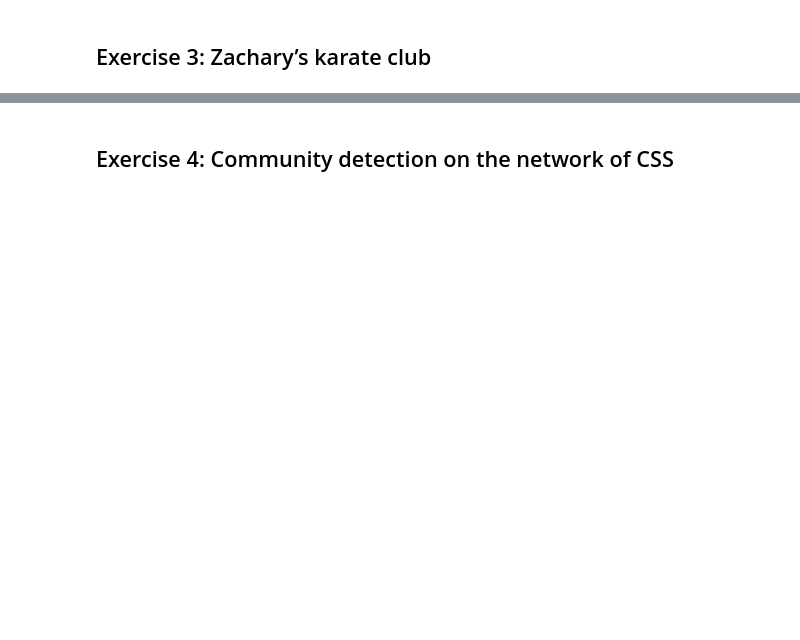
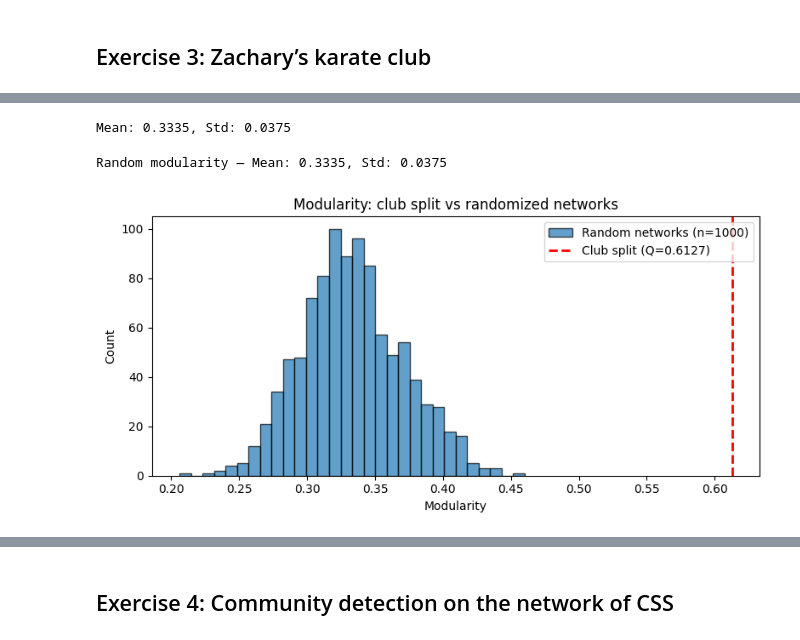
Before and after one commit to poulguoskov/cososc, a Jupyter notebook: exercises/week6.ipynb, the cells around one changed output, grey strips where cells are left out. Cells and saved outputs as stored; diff of their text form; code cells hidden in the pictures; blank space fills up the shorter version.

```diff
--- a/exercises/week6.ipynb
+++ b/exercises/week6.ipynb
@@ -397,0 +525,25 @@ numbers: with ~73k edges, each randomized network converges to a similar value.
+# %%
+random_mods = []
+for i in range(1000):
+    R = double_edge_swap(K)
+    Q_rand = compute_modularity(R, club_partition)
+    random_mods.append(Q_rand)
+
+print(f"Mean: {np.mean(random_mods):.4f}, Std: {np.std(random_mods):.4f}")
+# %% [output]
+Mean: 0.3335, Std: 0.0375
+# %%
+print(f"Random modularity — Mean: {np.mean(random_mods):.4f}, Std: {np.std(random_mods):.4f}")
+
+plt.figure(figsize=(8, 4))
+plt.hist(random_mods, bins=30, edgecolor="black", alpha=0.7, label="Random networks (n=1000)")
+plt.axvline(Q_club, color="red", linewidth=2, linestyle="--", label=f"Club split (Q={Q_club:.4f})")
+plt.xlabel("Modularity")
+plt.ylabel("Count")
+plt.title("Modularity: club split vs randomized networks")
+plt.legend()
+plt.tight_layout()
+plt.show()
+# %% [output]
+Random modularity — Mean: 0.3335, Std: 0.0375
+[figure, added]
```
Also changed, not shown: parts of 23 cells of this notebook, 4 other files.
